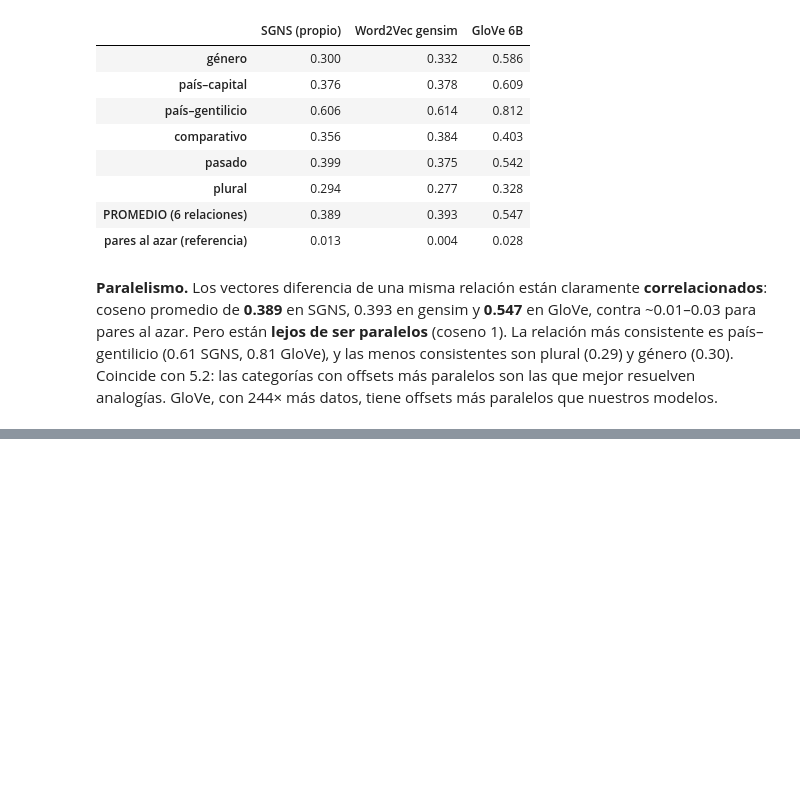
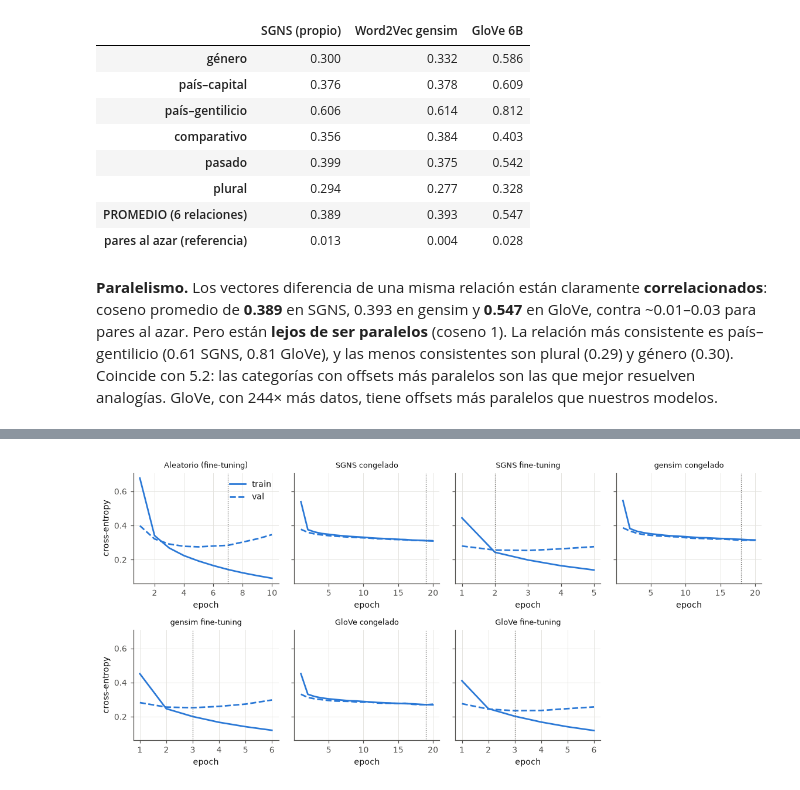
Before and after one commit to FerAHMz/lab7-dl, a Jupyter notebook: notebooks/Laboratorio7_NLP_Embeddings.ipynb, the cells around one changed output, grey strips where cells are left out. Drawn from its saved outputs; the diff is of its cells as text; code cells hidden in the pictures; blank space fills up the shorter version.

Commit message:
Clasificacion de AG News: TF-IDF, EmbeddingBag aleatorio y embeddings congelados/fine-tuning

```diff
--- a/notebooks/Laboratorio7_NLP_Embeddings.ipynb
+++ b/notebooks/Laboratorio7_NLP_Embeddings.ipynb
@@ -986,0 +991,7 @@ display(par.style.format("{:.3f}").background_gradient(cmap="Greens", vmin=0, vm
+# %%
+data = K.load_ag_news()
+for sp in ["train", "val", "test"]:
+    toks, y, _ = data[sp]
+    lens = np.array([len(t) for t in toks])
+    print(f"{sp:5s}: {len(y):,} documentos | clases {np.bincount(y).tolist()} | tokens/doc mediana {np.median(lens):.0f}, p95 {np.percentile(lens, 95):.0f}")
+print("\nEjemplo:", data["train"][2][0]); print("Tokens :", data["train"][0][0])
@@ -986,0 +1005,11 @@ display(par.style.format("{:.3f}").background_gradient(cmap="Greens", vmin=0, vm
+# %%
+EMB = {"SGNS": kvs["SBEST"], "gensim": kv_gensim, "GloVe": kv_glove}
+all_toks = data["train"][0] + data["val"][0] + data["test"][0]
+oov = {m: dict(zip(["% tokens OOV", "% tipos OOV"], K.oov_rate(all_toks, kv.key_to_index))) for m, kv in EMB.items()}
+oov = pd.DataFrame(oov).T
+display(oov.style.format("{:.2f} %"))
+from collections import Counter
+cnt = Counter(t for toks in all_toks for t in toks)
+for m in ["SGNS", "GloVe"]:
+    miss = [(w, n) for w, n in cnt.most_common() if w not in EMB[m].key_to_index][:15]
+    print(f"OOV más frecuentes en {m}:", ", ".join(f"{w} ({n})" for w, n in miss))
@@ -986,0 +1033,18 @@ display(par.style.format("{:.3f}").background_gradient(cmap="Greens", vmin=0, vm
+# %%
+CLS = {}
+CLS["TF-IDF + LogReg"] = K.tfidf_baseline(data)
+CLS["Aleatorio (fine-tuning)"] = K.train_classifier(data, "random", dim=100)
+for m, kv in EMB.items():
+    CLS[f"{m} congelado"] = K.train_classifier(data, "pretrained", kv=kv, freeze=True)
+    CLS[f"{m} fine-tuning"] = K.train_classifier(data, "pretrained", kv=kv, freeze=False)
+
+def cls_row(name, r):
+    return {"modelo": name, **{f"val {k}": v for k, v in r["best"].items() if k != "epoch"},
+            "mejor epoch": r["best"].get("epoch", "—"), "epochs": len(r.get("history", [])) or "—",
+            "vocab": r["vocab"], "parámetros totales": r["params_total"], "entrenables": r["params_trainable"],
+            "tiempo (s)": r["train_time_s"]}
+cls_tab = pd.DataFrame([cls_row(n, r) for n, r in CLS.items()]).set_index("modelo")
+cls_tab.to_csv(C.RESULTS_DIR / "clasificacion_validacion.csv")
+display(cls_tab.style.format({"val acc": "{:.4f}", "val precision": "{:.4f}", "val recall": "{:.4f}", "val f1": "{:.4f}",
+        "vocab": "{:,}", "parámetros totales": "{:,}", "entrenables": "{:,}", "tiempo (s)": "{:.1f}"})
+        .background_gradient(subset=["val f1"], cmap="Greens"))
@@ -986,0 +1062,4 @@ display(par.style.format("{:.3f}").background_gradient(cmap="Greens", vmin=0, vm
+# %%
+P.classifier_curves({n: r for n, r in CLS.items() if "history" in r}); plt.show()
+# %% [output]
+[figure, added]
```
Also changed, not shown: parts of 15 cells of this notebook, 6 other files.
